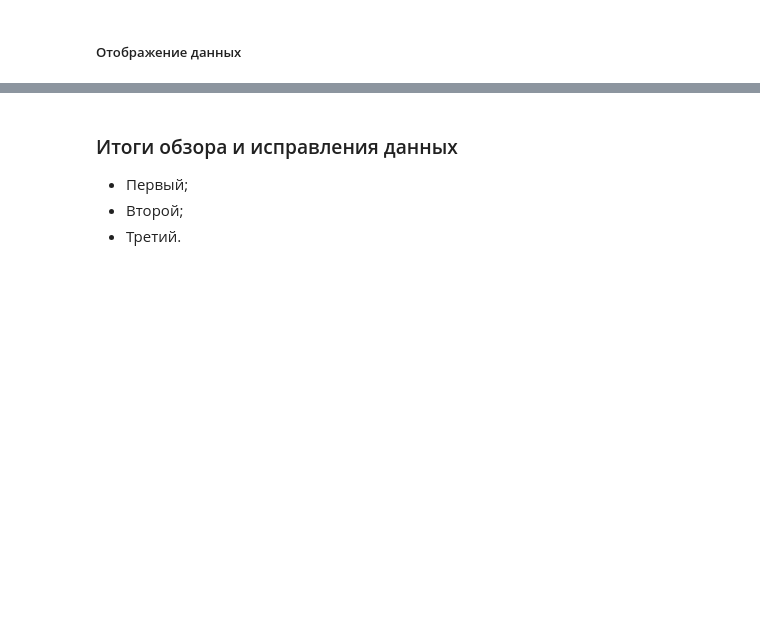
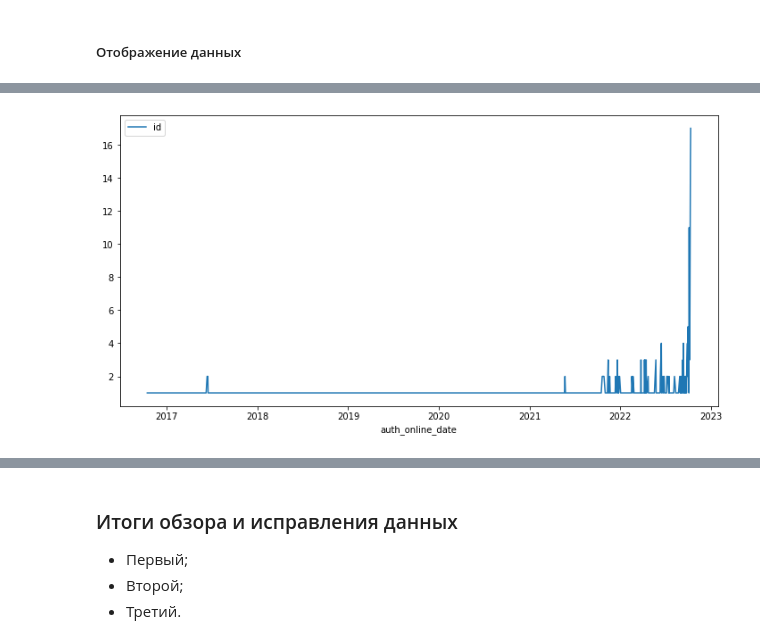
Before and after one commit to okeangel/da_portfolio, a Jupyter notebook: commerce/mover.ipynb, the cells around one changed output, grey strips where cells are left out. Saved outputs shown, nothing was run; the diff lists cells and outputs as text; code cells hidden in the pictures; blank space fills up the shorter version.

```diff
--- a/commerce/mover.ipynb
+++ b/commerce/mover.ipynb
@@ -494,0 +668,7 @@ mover.get('/freighter/106/employers/2328.json')
+# %%
+own_crews['auth_online_date'] = own_crews['auth_online_at'].dt.date
+own_crews.groupby('auth_online_date').agg(
+    {'id': 'nunique'}).plot(figsize=FIGSIZE)
+plt.show()
+# %% [output]
+[figure, added]
```
Also changed, not shown: parts of 63 cells of this notebook, 2 other files.
